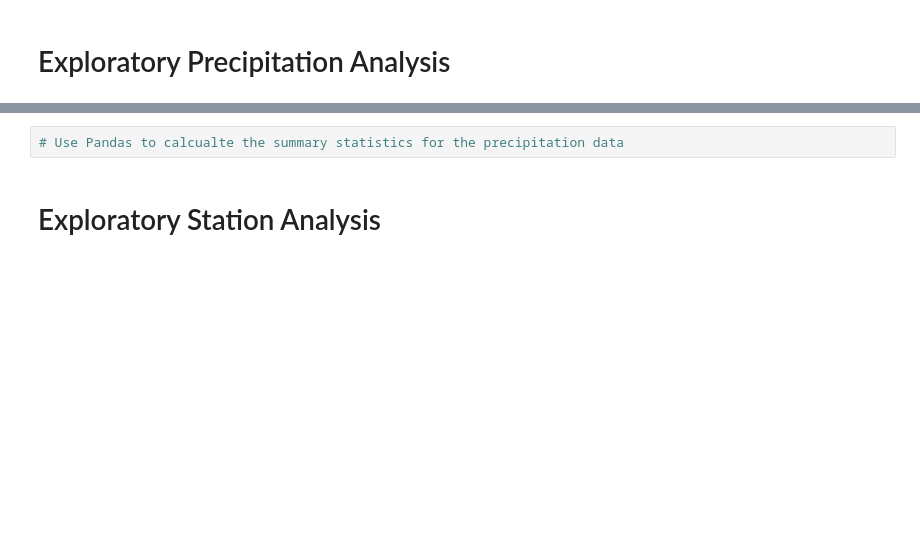
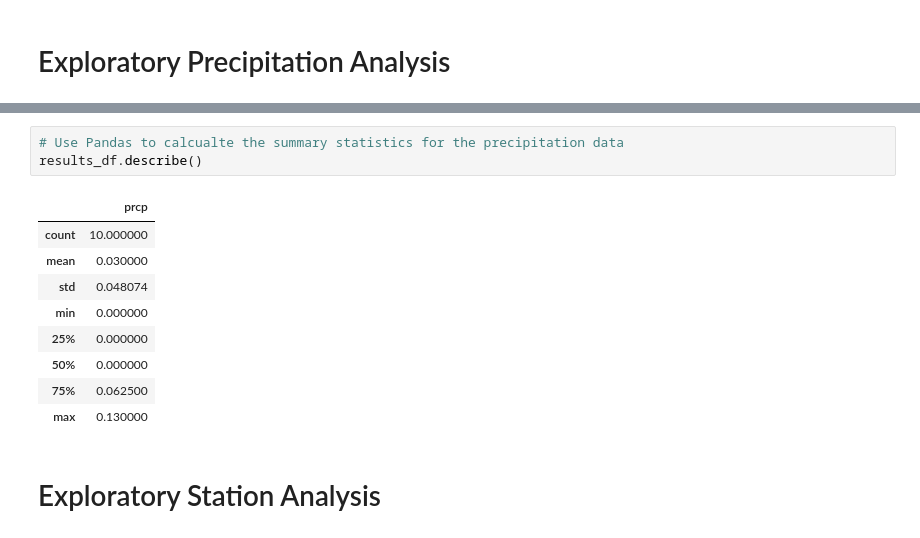
Before and after one commit to amjad5050/sqlalchemy-challenge, a Jupyter notebook: Instructions/climate_starter.ipynb, the cells around one changed output, grey strips where cells are left out. Cells and saved outputs as stored; diff of their text form; blank space fills up the shorter version.

```diff
--- a/Instructions/climate_starter.ipynb
+++ b/Instructions/climate_starter.ipynb
@@ -110,5 +150,16 @@ SyntaxError: invalid syntax (<ipython-input-67-eae073f4ae17>, line 12)
 # %%
 # Use Pandas to calcualte the summary statistics for the precipitation data
+results_df.describe()
+# %% [output]
+|  | prcp |
+| count | 10.000000 |
+| mean | 0.030000 |
+| std | 0.048074 |
+| min | 0.000000 |
+| 25% | 0.000000 |
+| 50% | 0.000000 |
+| 75% | 0.062500 |
+| max | 0.130000 |
 # %% [markdown]
 # Exploratory Station Analysis
 # %%
```
Also changed, not shown: parts of 14 cells of this notebook, 1 other file.
